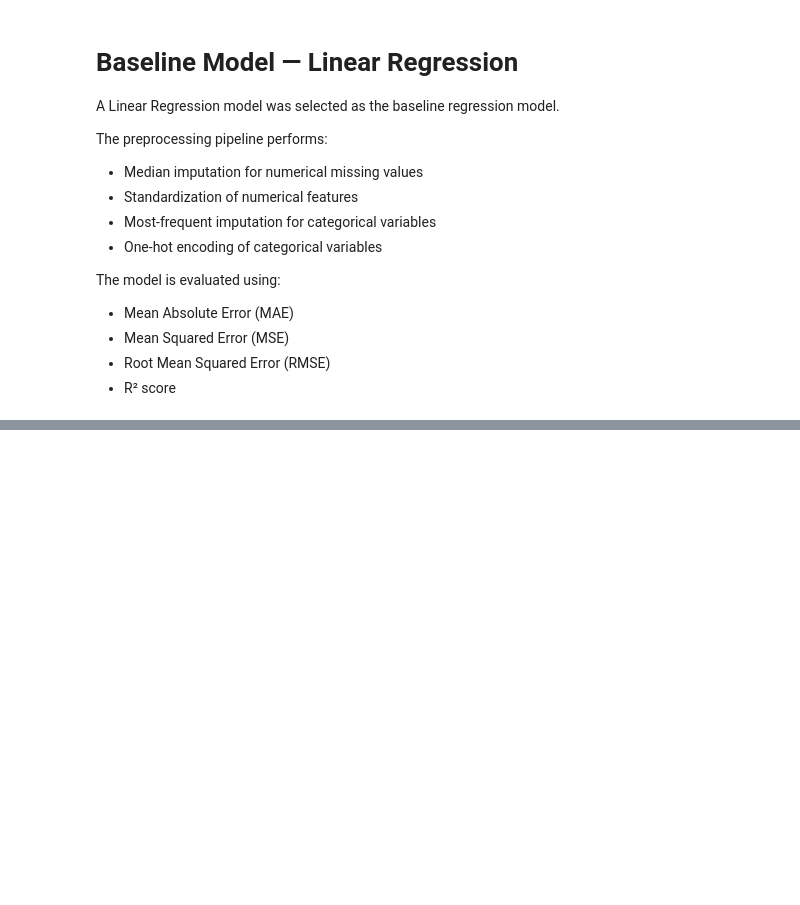
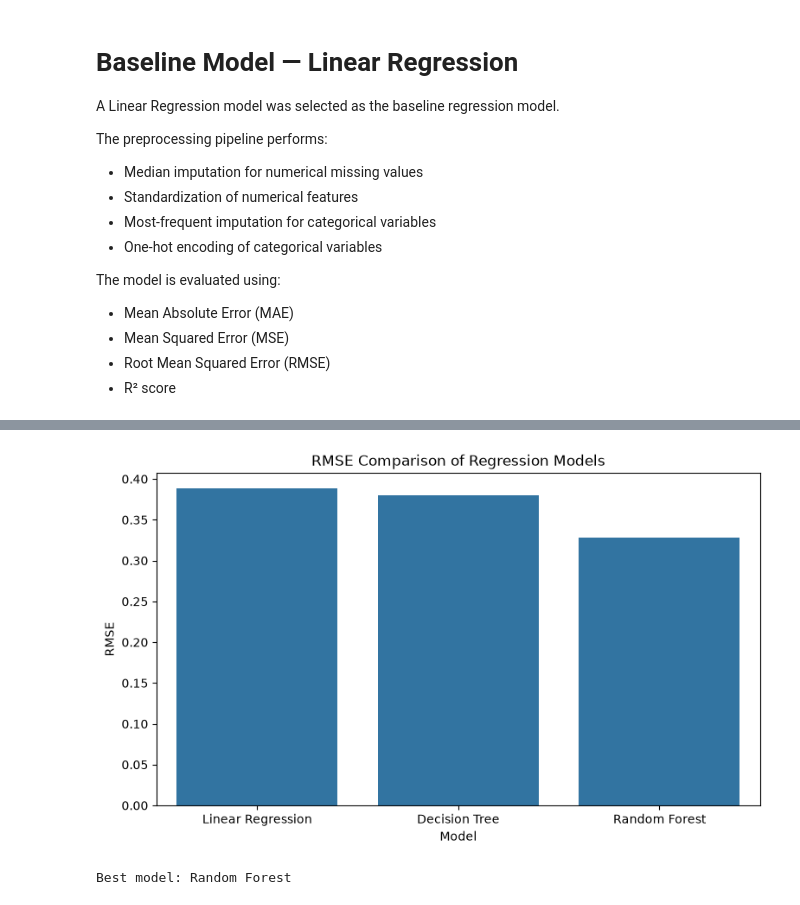
Before and after one commit to aniketsatav/cognifyz-machine-learning-internship, a Jupyter notebook: notebooks/02_Task1_Rating_Prediction.ipynb, the cells around one changed output, grey strips where cells are left out. Cells and saved outputs as stored; diff of their text form; code cells hidden in the pictures; blank space fills up the shorter version.

```diff
--- a/notebooks/02_Task1_Rating_Prediction.ipynb
+++ b/notebooks/02_Task1_Rating_Prediction.ipynb
@@ -407,0 +622,23 @@ The model is evaluated using:
+# %%
+plt.figure(figsize=(9, 5))
+
+sns.barplot(
+    data=results_df,
+    x="Model",
+    y="RMSE"
+)
+
+plt.title("RMSE Comparison of Regression Models")
+plt.xlabel("Model")
+plt.ylabel("RMSE")
+
+plt.savefig(
+    "../outputs/figures/task1_model_rmse_comparison.png",
+    bbox_inches="tight",
+    dpi=300
+)
+
+plt.show()
+plt.close()
+# %% [output]
+[figure, added]
@@ -407,0 +651,11 @@ The model is evaluated using:
+# %%
+best_model_name = results_df.loc[
+    results_df["R²"].idxmax(),
+    "Model"
+]
+
+best_predictions = predictions[best_model_name]
+
+print("Best model:", best_model_name)
+# %% [output]
+Best model: Random Forest
```
Also changed, not shown: parts of 32 cells of this notebook, 6 other files.
